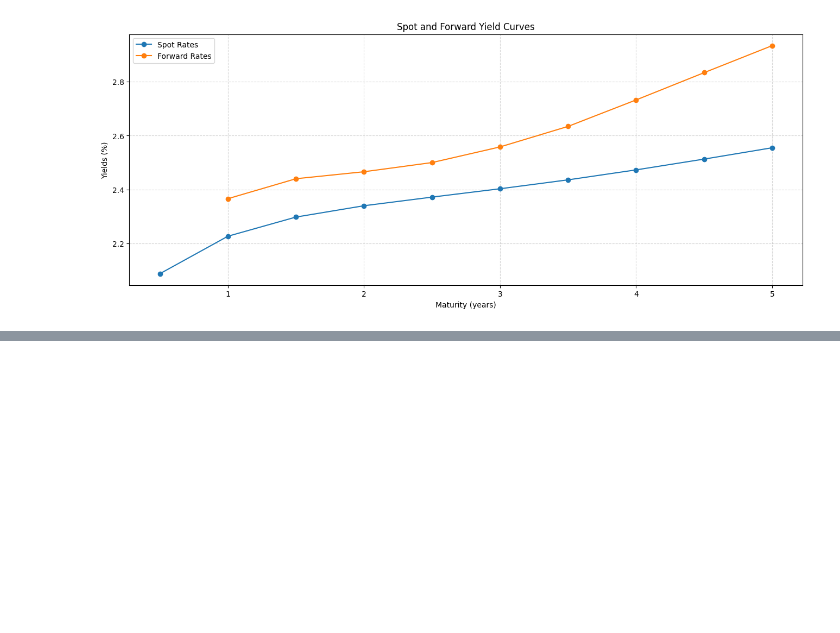
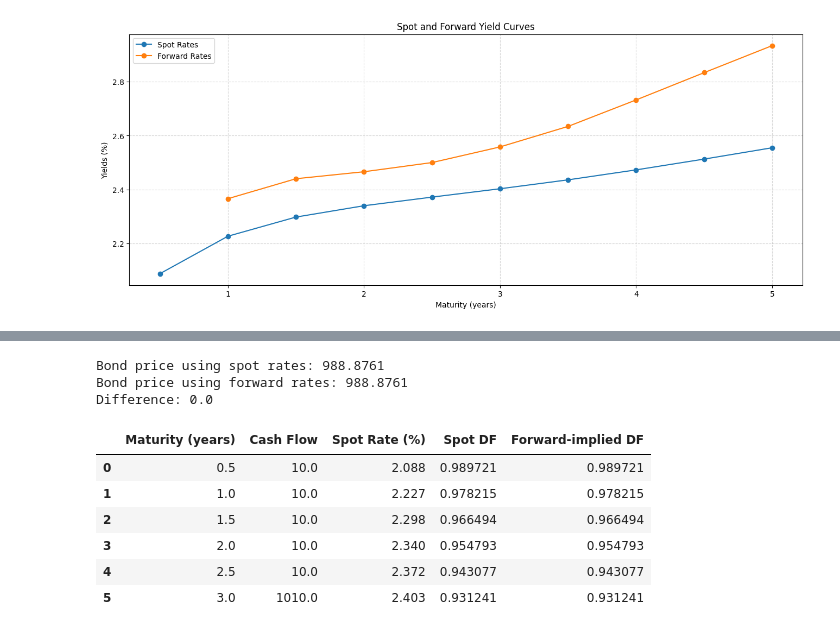
Before and after one commit to emschutt/QuantitativeFinance, a Jupyter notebook: RiskManagement/Project_2/Bonds&Yields.ipynb, the cells around one changed output, grey strips where cells are left out. Saved outputs shown, nothing was run; the diff lists cells and outputs as text; code cells hidden in the pictures; blank space fills up the shorter version.

```diff
--- a/RiskManagement/Project_2/Bonds&Yields.ipynb
+++ b/RiskManagement/Project_2/Bonds&Yields.ipynb
@@ -250,0 +269,52 @@ plt.show()
+# %%
+import numpy as np
+from scipy.optimize import brentq
+
+issue_date = pd.Timestamp('2025-01-01')
+par_value = 1000
+coupon_rate = 0.02
+coupon_per_period = par_value * coupon_rate / 2
+payment_frequency = 2
+
+bond_maturities = maturities[:6]
+spot_rates_3y = np.array(spot_rates[:6]) / 100
+forward_rates_3y = np.array([spot_rates[0]] + forward_rates[:5]) / 100
+cash_flows = np.array([coupon_per_period] * 5 + [coupon_per_period + par_value])
+
+spot_discount_factors = 1 / (1 + spot_rates_3y) ** np.array(bond_maturities)
+price_spot = np.sum(cash_flows * spot_discount_factors)
+
+forward_discount_factors = []
+for n in range(1, len(bond_maturities) + 1):
+    discount_factor = 1
+    for f in forward_rates_3y[:n]:
+        discount_factor *= (1 + f) ** (-0.5)
+    forward_discount_factors.append(discount_factor)
+
+forward_discount_factors = np.array(forward_discount_factors)
+price_forward = np.sum(cash_flows * forward_discount_factors)
+
+pricing_df = pd.DataFrame({
+    'Maturity (years)': bond_maturities,
+    'Cash Flow': cash_flows,
+    'Spot Rate (%)': np.array(spot_rates[:6]),
+    'Spot DF': spot_discount_factors,
+    'Forward-implied DF': forward_discount_factors
+})
+
+print('Bond price using spot rates:', round(price_spot, 4))
+print('Bond price using forward rates:', round(price_forward, 4))
+print('Difference:', round(price_spot - price_forward, 10))
+
+pricing_df
+# %% [output]
+Bond price using spot rates: 988.8761
+Bond price using forward rates: 988.8761
+Difference: 0.0
+|  | Maturity (years) | Cash Flow | Spot Rate (%) | Spot DF | Forward-implied DF |
+| 0 | 0.5 | 10.0 | 2.088 | 0.989721 | 0.989721 |
+| 1 | 1.0 | 10.0 | 2.227 | 0.978215 | 0.978215 |
+| 2 | 1.5 | 10.0 | 2.298 | 0.966494 | 0.966494 |
+| 3 | 2.0 | 10.0 | 2.340 | 0.954793 | 0.954793 |
+| 4 | 2.5 | 10.0 | 2.372 | 0.943077 | 0.943077 |
+| 5 | 3.0 | 1010.0 | 2.403 | 0.931241 | 0.931241 |
```
Also changed, not shown: parts of 11 cells of this notebook.
